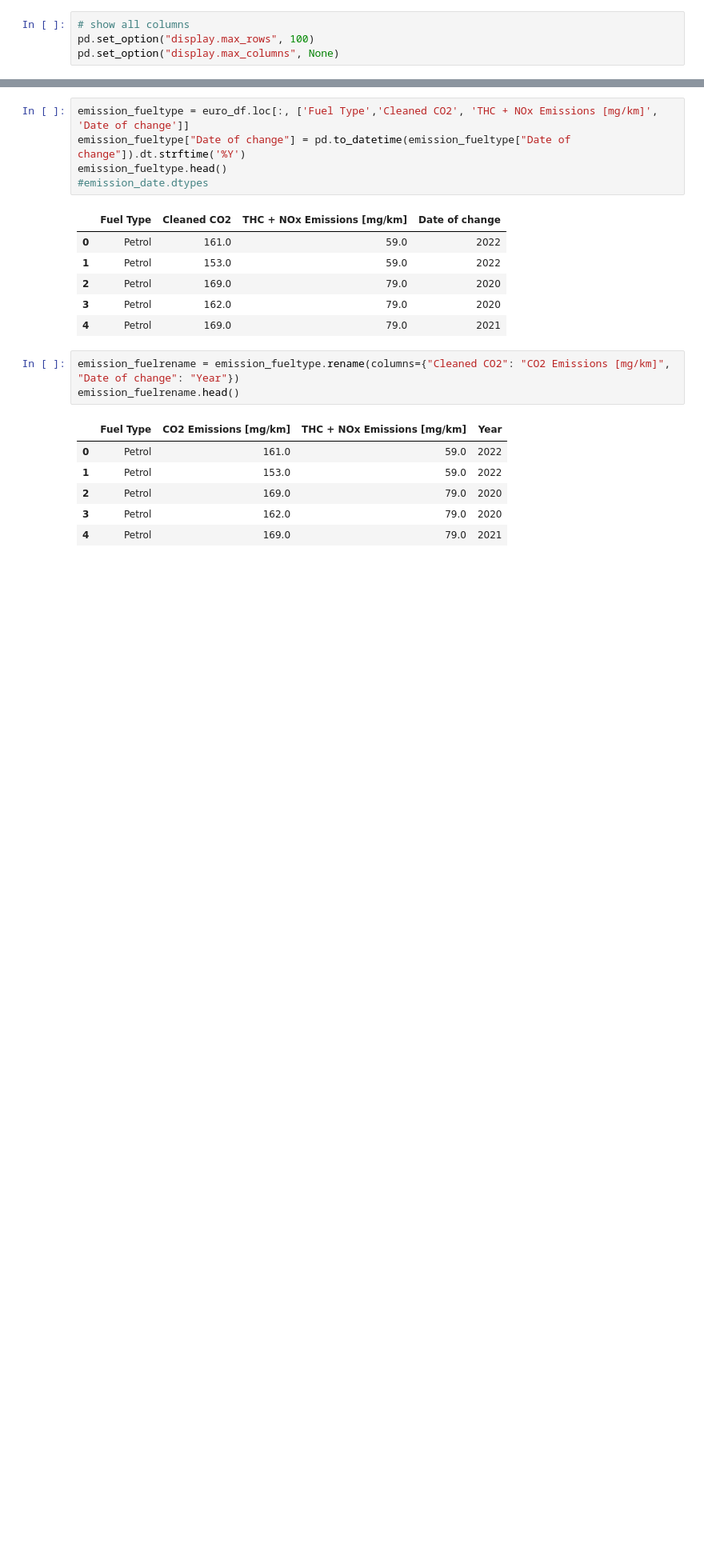
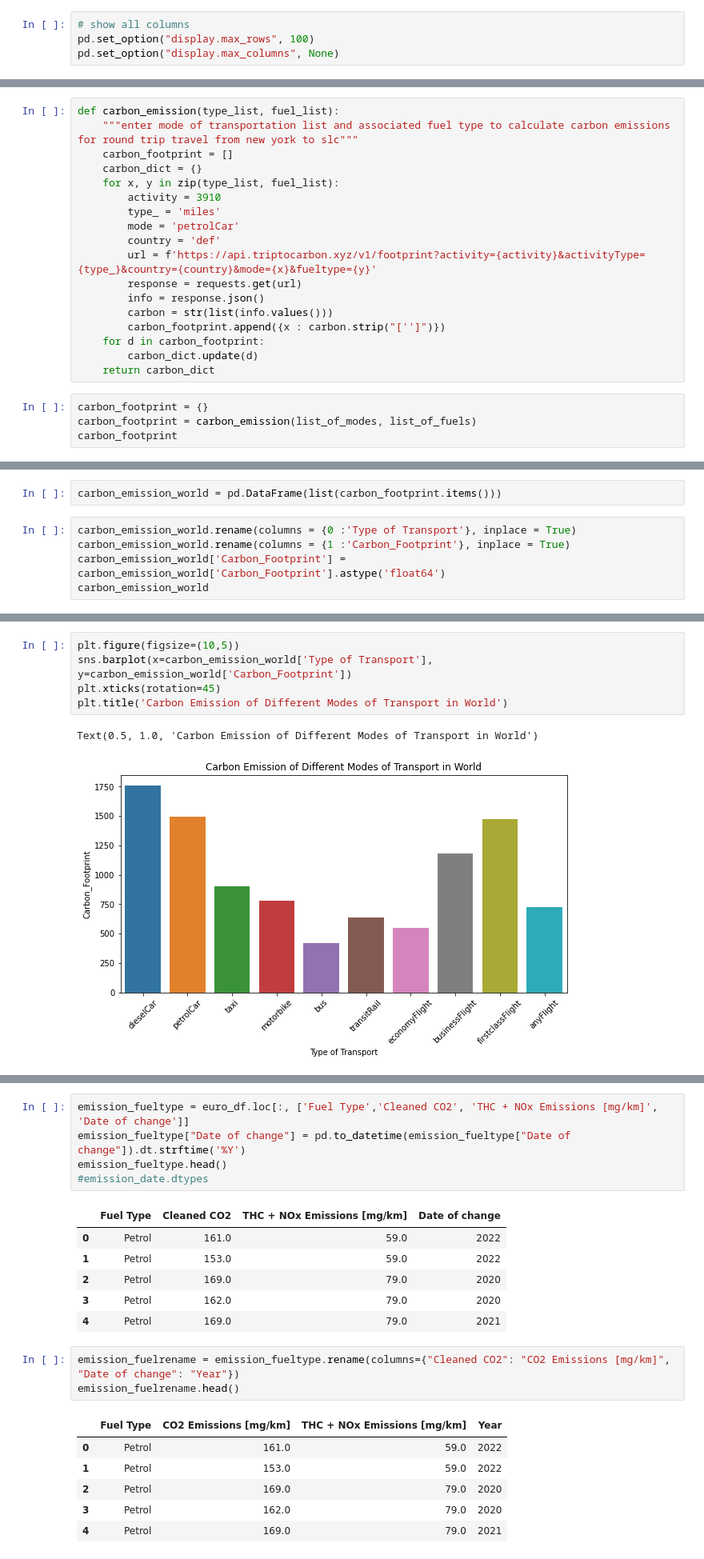
Before and after one commit to grilgamesh/How-important-is-the-change-to-electric-cars-, a Jupyter notebook: datalook.ipynb, the cells around one changed output, grey strips where cells are left out. Shown: that part at 80% size. Drawn from its saved outputs; the diff is of its cells as text; blank space fills up the shorter version.

```diff
--- a/datalook.ipynb
+++ b/datalook.ipynb
@@ -27,0 +32,22 @@ pd.set_option("display.max_columns", None)
+# %%
+def carbon_emission(type_list, fuel_list):
+    """enter mode of transportation list and associated fuel type to calculate carbon emissions for round trip travel from new york to slc"""
+    carbon_footprint = []
+    carbon_dict = {}
+    for x, y in zip(type_list, fuel_list):
+        activity = 3910
+        type_ = 'miles'
+        mode = 'petrolCar'
+        country = 'def'
+        url = f'https://api.triptocarbon.xyz/v1/footprint?activity={activity}&activityType={type_}&country={country}&mode={x}&fueltype={y}'
+        response = requests.get(url)
+        info = response.json()
+        carbon = str(list(info.values()))
+        carbon_footprint.append({x : carbon.strip("['']")})
+    for d in carbon_footprint:
+        carbon_dict.update(d)
+    return carbon_dict
+# %%
+carbon_footprint = {}
+carbon_footprint = carbon_emission(list_of_modes, list_of_fuels)
+carbon_footprint
@@ -27,0 +65,7 @@ pd.set_option("display.max_columns", None)
+# %%
+carbon_emission_world = pd.DataFrame(list(carbon_footprint.items()))
+# %%
+carbon_emission_world.rename(columns = {0 :'Type of Transport'}, inplace = True)
+carbon_emission_world.rename(columns = {1 :'Carbon_Footprint'}, inplace = True)
+carbon_emission_world['Carbon_Footprint'] = carbon_emission_world['Carbon_Footprint'].astype('float64')
+carbon_emission_world
@@ -27,0 +84,8 @@ pd.set_option("display.max_columns", None)
+# %%
+plt.figure(figsize=(10,5))
+sns.barplot(x=carbon_emission_world['Type of Transport'], y=carbon_emission_world['Carbon_Footprint'])
+plt.xticks(rotation=45)
+plt.title('Carbon Emission of Different Modes of Transport in World')
+# %% [output]
+Text(0.5, 1.0, 'Carbon Emission of Different Modes of Transport in World')
+[figure, added]
```
Also changed, not shown: parts of 7 cells of this notebook.
